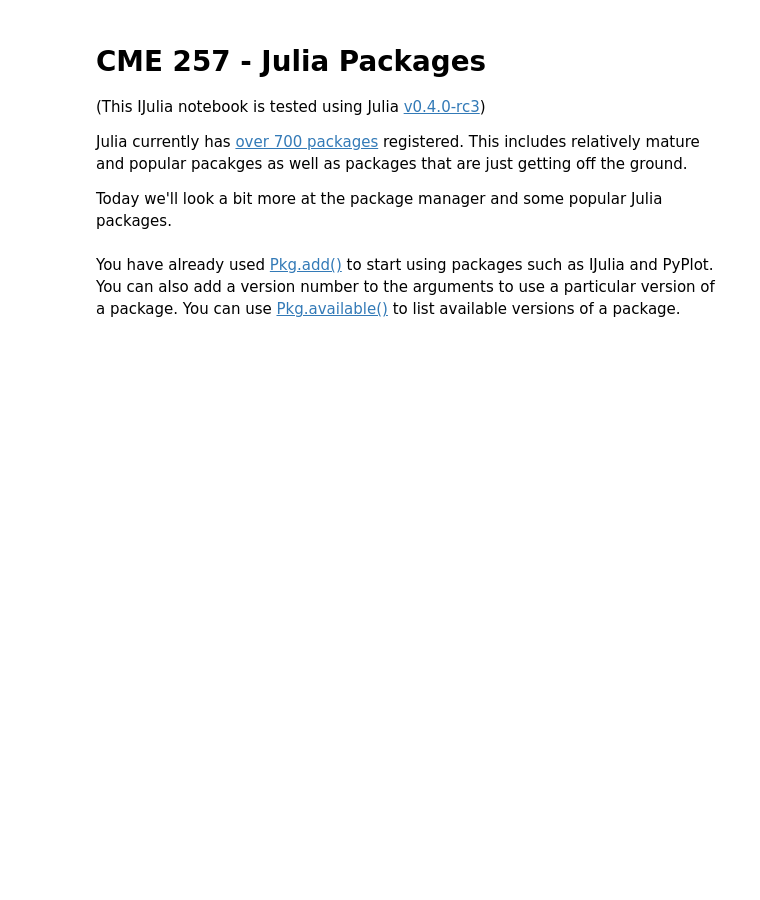
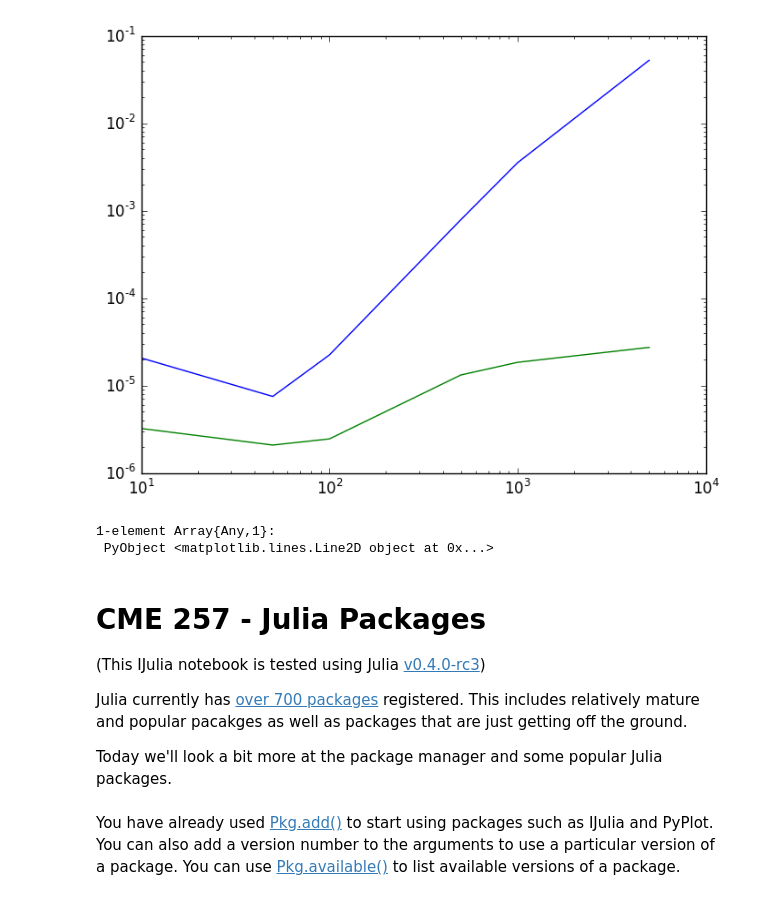
Before and after one commit to icme/cme257-advanced-julia, a Jupyter notebook: class/class3/class3.ipynb, the cells around one changed output. Drawn from its saved outputs; the diff is of its cells as text; code cells hidden in the pictures; blank space fills up the shorter version.

```diff
--- a/class/class3/class3.ipynb
+++ b/class/class3/class3.ipynb
@@ -0,0 +5,18 @@
+# %%
+sizes = [10 50 100 500 1000 5000]
+time_full = zeros(6)
+time_r1 = zeros(6)
+for i = 1:6
+    n = sizes[i]
+    A = randn(n, n)
+    c = randn(1, n)
+    v = randn(n, 1)
+
+    tic()
+    a = A * v
+    time_full[i] = toq()
+
+    tic()
+    b = c * v
+    time_r1[i] = toq()
+end
@@ -1,3 +25,10 @@
+# %%
+loglog(sizes', time_full)
+loglog(sizes', time_r1)
+# %% [output]
+[figure, added]
+1-element Array{Any,1}:
+ PyObject <matplotlib.lines.Line2D object at 0x...>
 # %% [markdown]
 # CME 257 - Julia Packages
 
```
Also changed, not shown: parts of 22 cells of this notebook, 1 other file.
